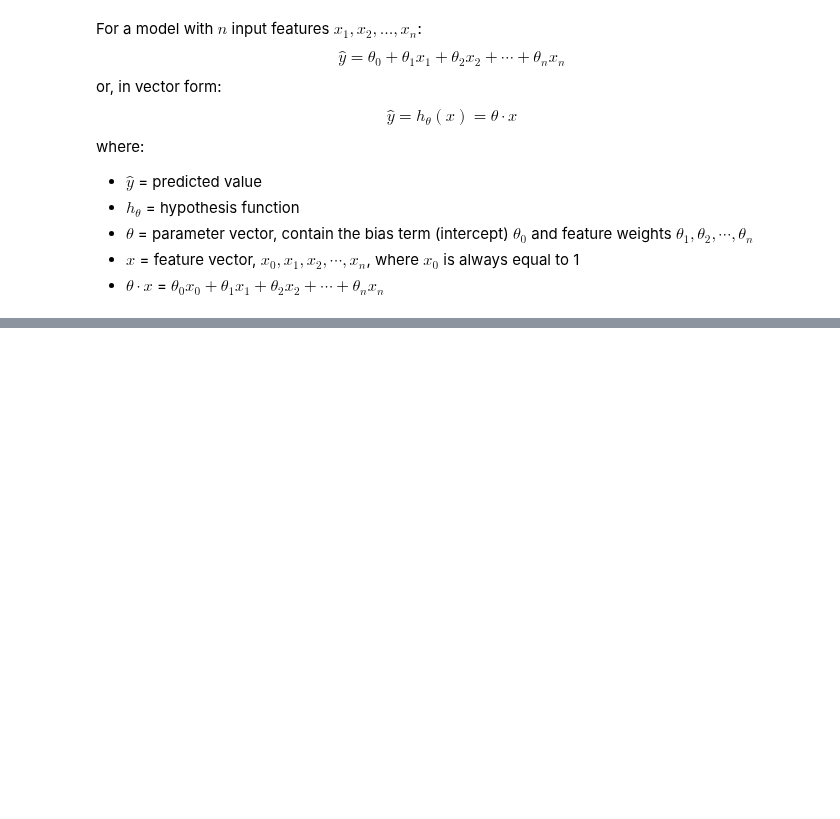
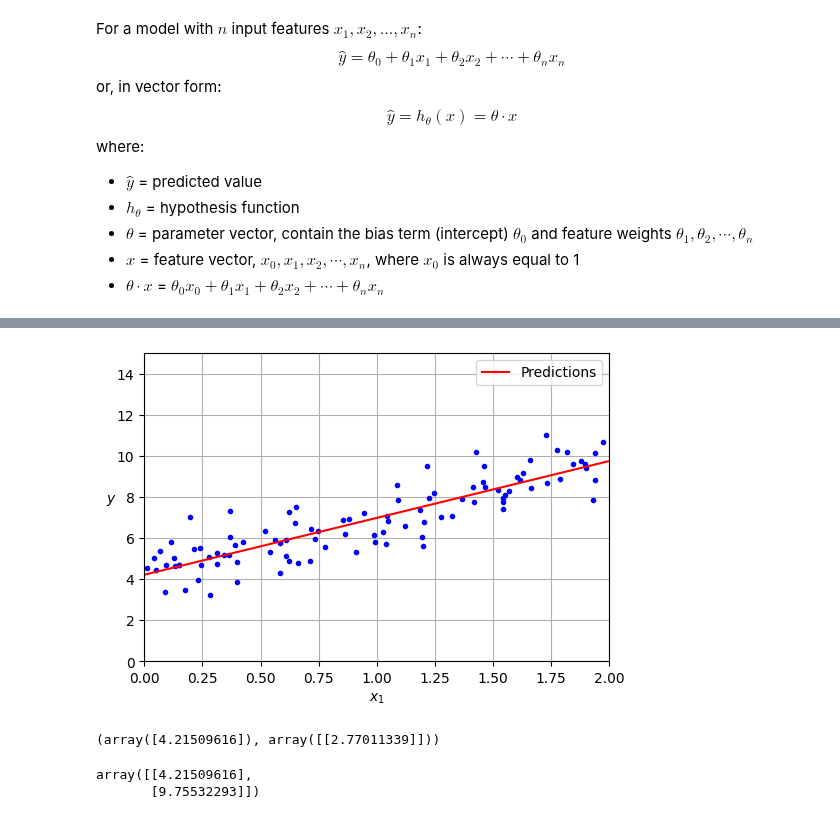
Before and after one commit to KANGWEII/hands_on_ml, a Jupyter notebook: Chapter04/training_models.ipynb, the cells around one changed output, grey strips where cells are left out. Drawn from its saved outputs; the diff is of its cells as text; code cells hidden in the pictures; blank space fills up the shorter version.

```diff
--- a/Chapter04/training_models.ipynb
+++ b/Chapter04/training_models.ipynb
@@ -21,0 +80,31 @@ where:
+# %%
+X_new = np.array([[0], [2]])
+X_new_b = add_dummy_feature(X_new)
+y_predict = X_new_b @ theta_best
+
+plt.figure(figsize=(6, 4))
+plt.plot(X, y, "b.")
+plt.plot(X_new, y_predict, "r-", label="Predictions")
+plt.xlabel("$x_1$")
+plt.ylabel("$y$", rotation=0)
+plt.axis([0, 2, 0, 15])
+plt.grid()
+plt.legend()
+plt.show()
+# %% [output]
+[figure, added]
+# %%
+# All the background explanations above can be simplified by using Scikit-Learn linear regression
+
+from sklearn.linear_model import LinearRegression
+
+lin_reg = LinearRegression()
+lin_reg.fit(X, y)
+lin_reg.intercept_, lin_reg.coef_
+# %% [output]
+(array([4.21509616]), array([[2.77011339]]))
+# %%
+lin_reg.predict(X_new)
+# %% [output]
+array([[4.21509616],
+       [9.75532293]])
```
Also changed, not shown: parts of 6 cells of this notebook.
